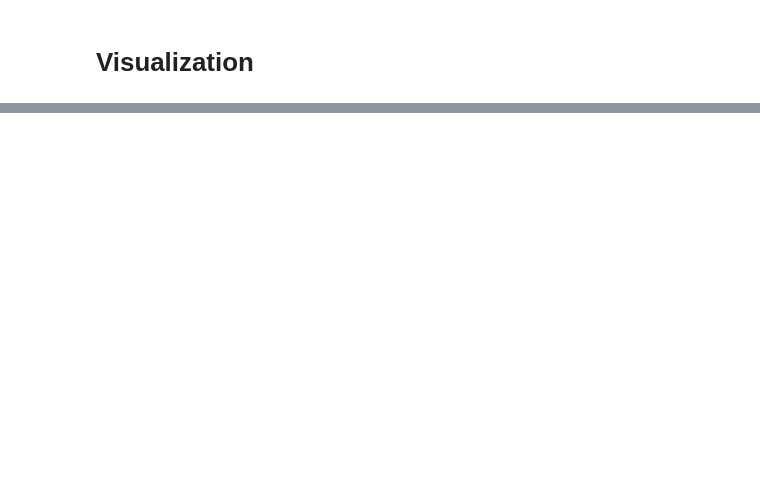
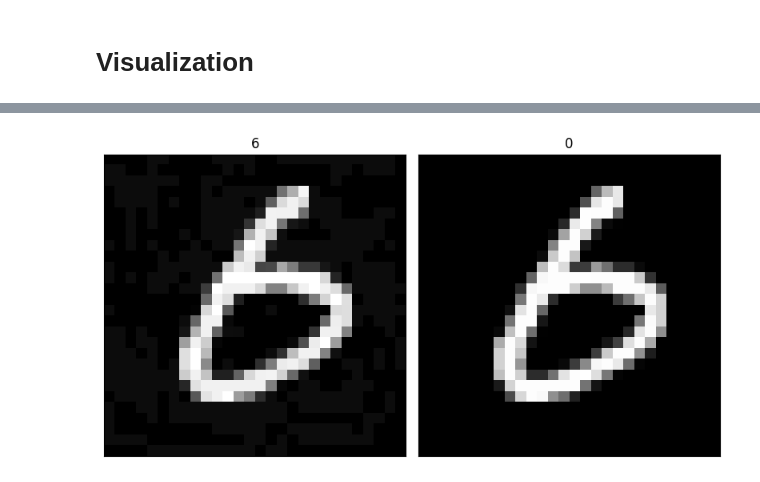
Before and after one commit to iamrajjoshi/adversarial_attacks, a Jupyter notebook: Visualization.ipynb, the cells around one changed output, grey strips where cells are left out. Cells and saved outputs as stored; diff of their text form; code cells hidden in the pictures; blank space fills up the shorter version.

```diff
--- a/Visualization.ipynb
+++ b/Visualization.ipynb
@@ -56,0 +85,24 @@ plt.show()
+# %%
+orig,adv,orig_ex,adv_ex = fgsm_examples_mnist[1][3]
+
+plt.figure(figsize=(8,16))
+
+plt.subplot(1,2,1)
+plt.xticks([], [])
+plt.yticks([], [])
+
+
+plt.title("{}".format(orig))
+plt.imshow(orig_ex, cmap="gray")
+
+plt.subplot(1,2,2)
+plt.xticks([], [])
+plt.yticks([], [])
+
+plt.title("{}".format(adv))
+plt.imshow(adv_ex, cmap="gray")
+
+plt.tight_layout()
+plt.show()
+# %% [output]
+[figure, added]
```
Also changed, not shown: parts of 9 cells of this notebook.
